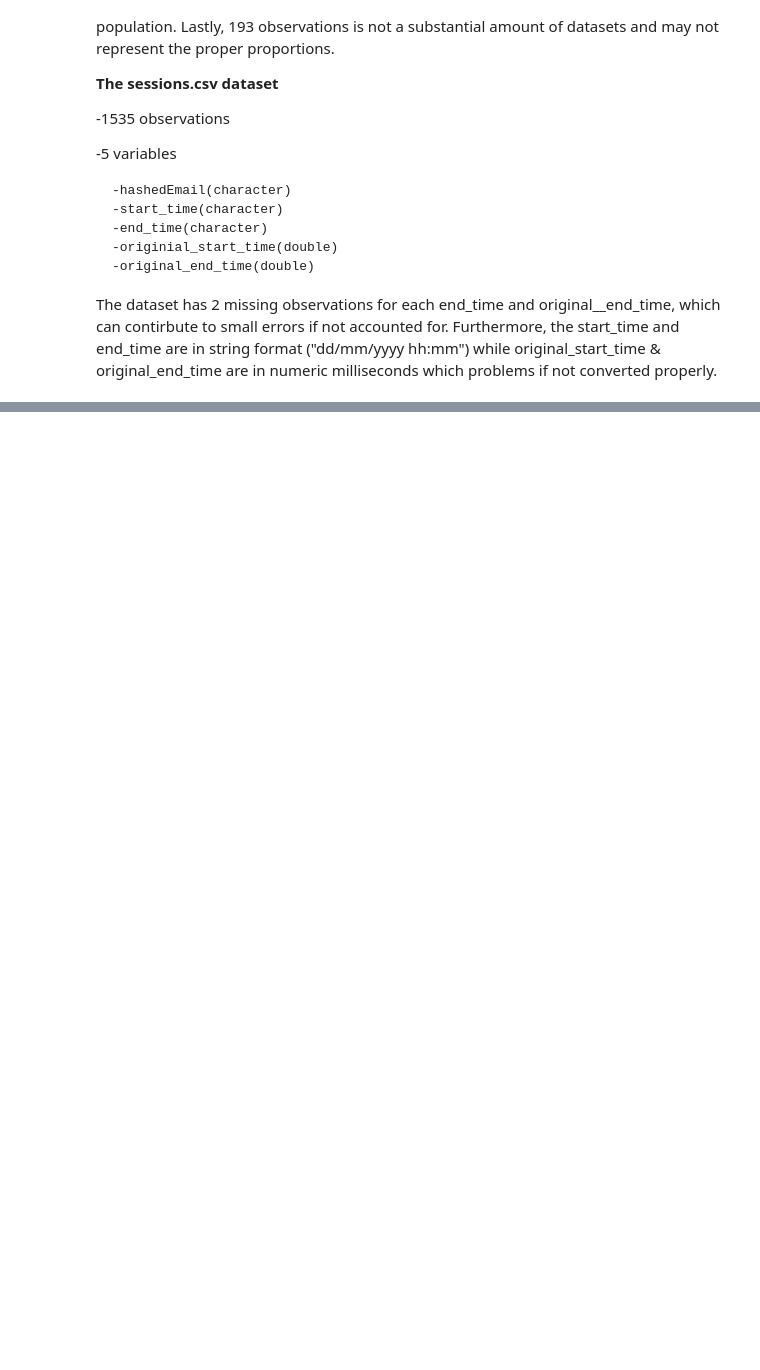
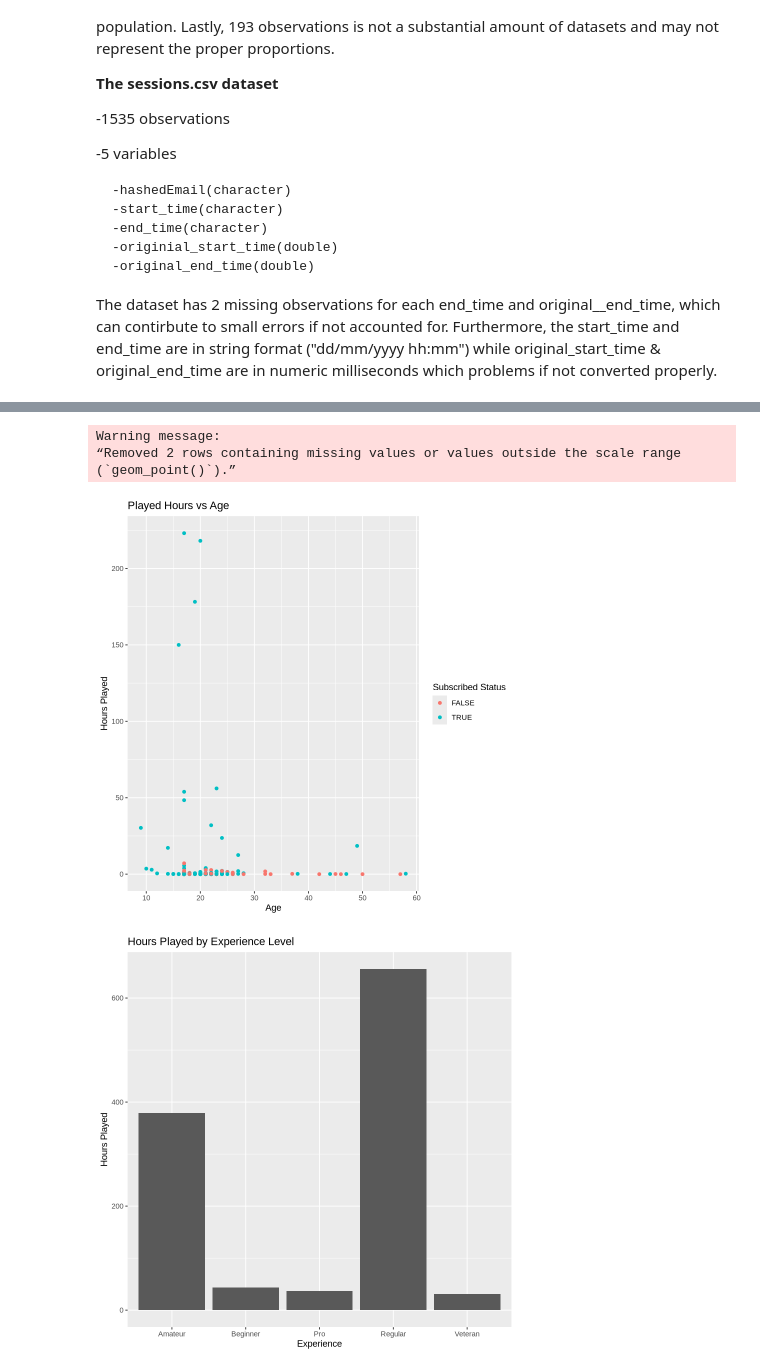
Before and after one commit to garyzhang25/DSI100-Individual-Planning-Project, a Jupyter notebook: project_individual.ipynb, the cells around one changed output, grey strips where cells are left out. Saved outputs shown, nothing was run; the diff lists cells and outputs as text; code cells hidden in the pictures; blank space fills up the shorter version.

Commit message:
Visualized data and interpreted potentional flaws and patterns as well as methods and plans of how to approach my question

```diff
--- a/project_individual.ipynb
+++ b/project_individual.ipynb
@@ -222,0 +226,35 @@ The dataset has 2 missing observations for each end_time and original__end_time,
+# %%
+hours_age_plot <- ggplot(players_data, aes(x = age, y = played_hours)) +
+  geom_point(aes(color = subscribe)) +
+  labs(
+    x = "Age",
+    y = "Hours Played",
+    title = "Played Hours vs Age",
+    color = "Subscribed Status"
+  )
+hours_age_plot
+
+hours_experience_plot <- ggplot(players_data, aes(x = experience, y = played_hours)) +
+  geom_bar(stat = "identity") +
+  labs(
+    x = "Experience",
+    y = "Hours Played",
+    title = "Hours Played by Experience Level"
+  )
+hours_experience_plot
+
+subscribe_experience_plot <- ggplot(players_data, aes(x = experience)) +
+  geom_bar(aes(fill = subscribe)) +
+  labs(
+    x = "Experience",
+    y = "Count",
+    title = "Number of People Subscribed By Experience Level",
+    fill = "Subscribed Status"
+  )
+subscribe_experience_plot
+# %% [output]
+Warning message:
+“Removed 2 rows containing missing values or values outside the scale range
+(`geom_point()`).”
+[figure, added]
+[figure, added]
```
Also changed, not shown: parts of 3 cells of this notebook.
